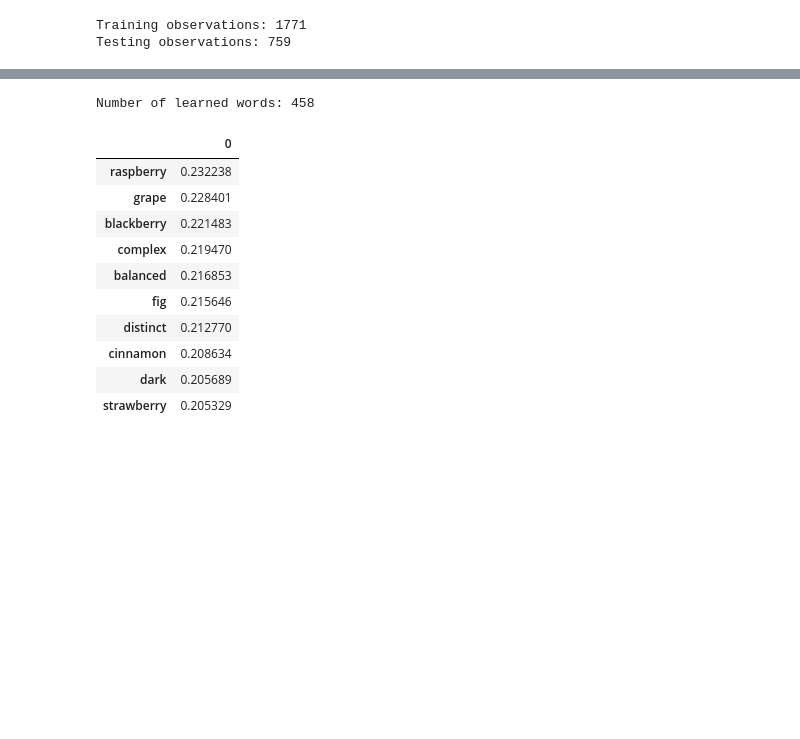
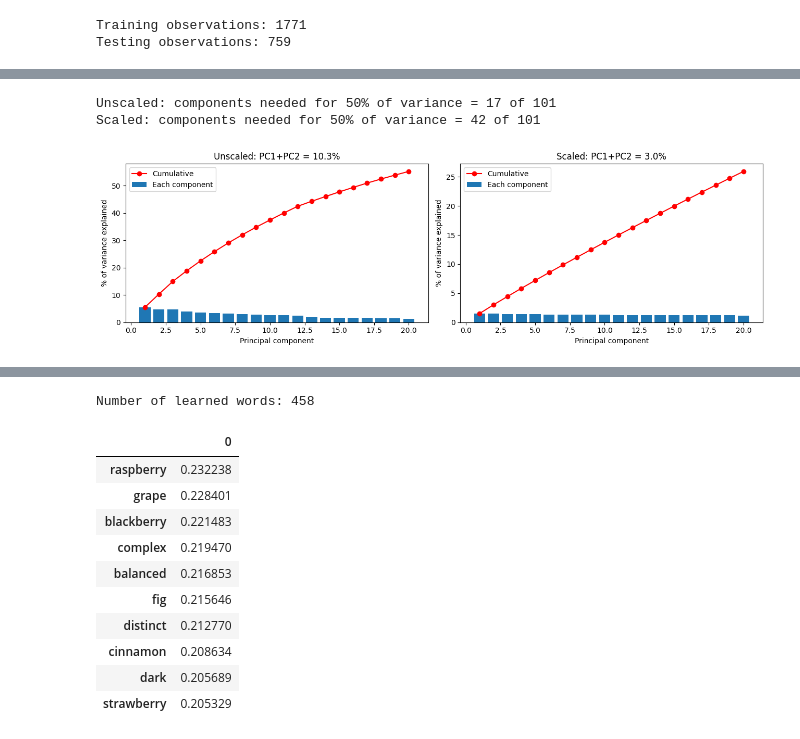
Before and after one commit to leeale2023/BA305_A9-, a Jupyter notebook: final_chocolate_analysis.ipynb, the cells around one changed output, grey strips where cells are left out. Drawn from its saved outputs; the diff is of its cells as text; code cells hidden in the pictures; blank space fills up the shorter version.

```diff
--- a/final_chocolate_analysis.ipynb
+++ b/final_chocolate_analysis.ipynb
@@ -275,17 +310,0 @@ plt.show()
-# %%
-# 1. Analyze Cocoa Percentage vs. Rating (Non-linear distribution and correlations)
-bands = pd.cut(choc["cocoa_numeric"], [0, 60, 65, 70, 75, 80, 100],
-               labels=["<=60", "60-65", "65-70", "70-75", "75-80", ">80"])
-
-plt.figure(figsize=(8, 4.5))
-ax = sns.boxplot(x=bands, y=choc["rating"], color="#a9cce3")
-for i, (label, n) in enumerate(bands.value_counts(sort=False).items()):
-    ax.text(i, 1.05, f"n={n}", ha="center", fontsize=9)
-plt.xlabel("Cocoa percentage band")
-plt.ylabel("Rating")
-plt.ylim(0.9, 4.2)
-plt.title("Ratings peak at 65-75% cocoa and fall at both extremes")
-plt.tight_layout()
-plt.show()
-
-display(choc.groupby(bands, observed=True)["rating"].agg(["count", "mean", "median", "std"]).round(2))
@@ -353,0 +337,31 @@ plt.show()
+# %%
+# 2.4 Sensory Dimensionality Reduction: PCA and Scree Analysis
+feature_counts = sensory_dummies.sum().sort_values(ascending=False)
+q90 = feature_counts.quantile(0.90)
+common_features = feature_counts[feature_counts >= q90].index
+pca_features = sensory_dummies[common_features]
+
+fig, axes = plt.subplots(1, 2, figsize=(13, 4))
+for scaled, ax in [(False, axes[0]), (True, axes[1])]:
+    data = StandardScaler().fit_transform(pca_features) if scaled else pca_features
+    p = PCA().fit(data)
+    k = 20
+    ax.bar(range(1, k + 1), p.explained_variance_ratio_[:k] * 100, label="Each component")
+    ax.plot(range(1, k + 1), np.cumsum(p.explained_variance_ratio_[:k]) * 100, "ro-", label="Cumulative")
+    ax.set_xlabel("Principal component")
+    ax.set_ylabel("% of variance explained")
+    ax.set_title(f"{'Scaled' if scaled else 'Unscaled'}: PC1+PC2 = "
+                 f"{p.explained_variance_ratio_[:2].sum():.1%}")
+    ax.legend()
+    print(f"{'Scaled' if scaled else 'Unscaled'}: components needed for 50% of variance =",
+          int(np.argmax(np.cumsum(p.explained_variance_ratio_) >= 0.5)) + 1, "of", pca_features.shape[1])
+plt.tight_layout()
+plt.show()
+
+pca = PCA(n_components=2)
+pca_result = pca.fit_transform(pca_features)
+pca_df = pd.DataFrame(pca_result, columns=["PC1", "PC2"], index=choc.index)
+# %% [output]
+Unscaled: components needed for 50% of variance = 17 of 101
+Scaled: components needed for 50% of variance = 42 of 101
+[figure, added]
```
Also changed, not shown: parts of 25 cells of this notebook.
